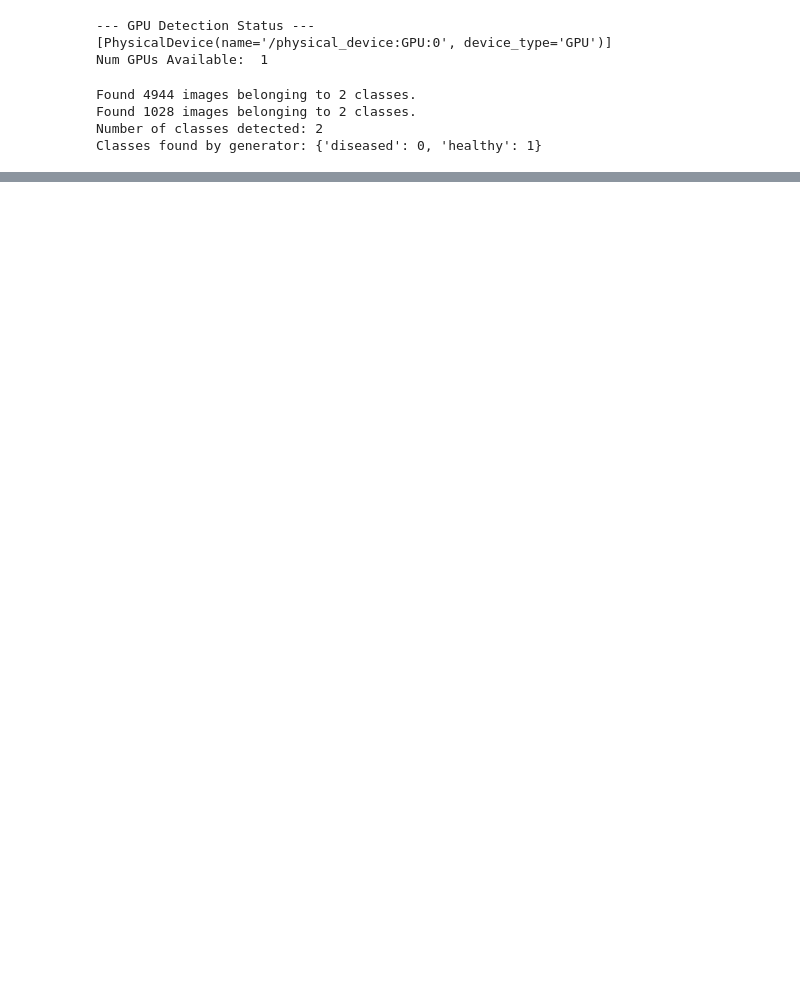
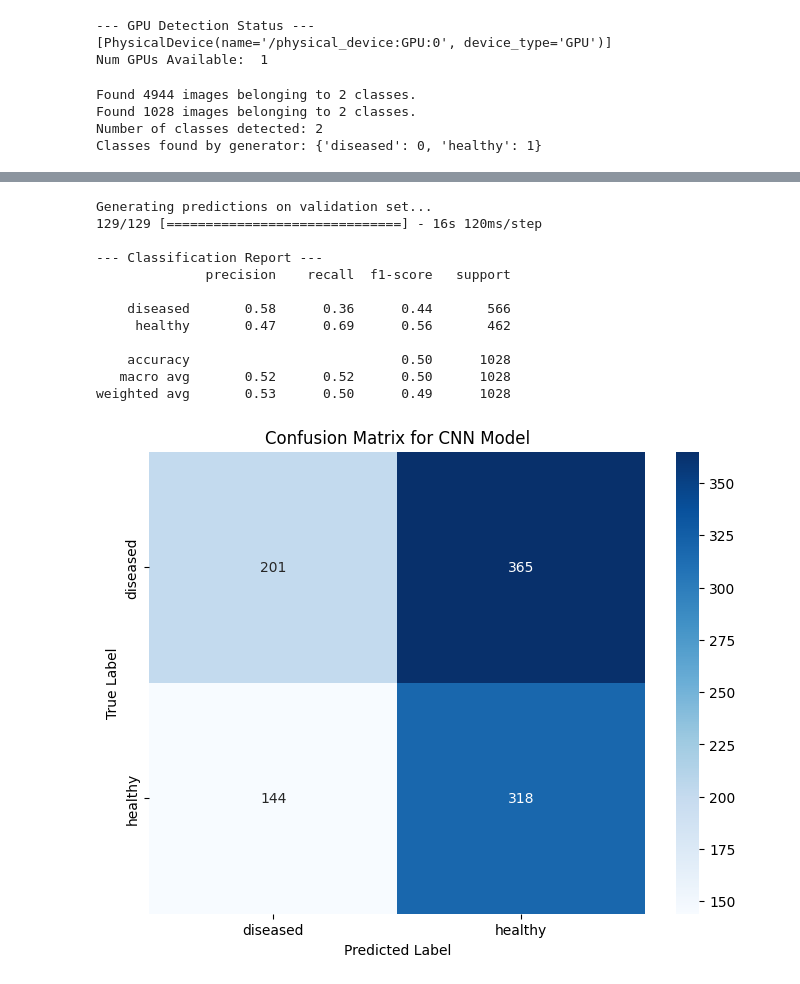
Before and after one commit to TitashMajumder/FYP, a Jupyter notebook: plantDiseaseDetection.ipynb, the cells around one changed output, grey strips where cells are left out. Saved outputs shown, nothing was run; the diff lists cells and outputs as text; code cells hidden in the pictures; blank space fills up the shorter version.

```diff
--- a/plantDiseaseDetection.ipynb
+++ b/plantDiseaseDetection.ipynb
@@ -243 +239,61 @@ Epoch 3:
+# %%
+from sklearn.metrics import confusion_matrix, classification_report # type: ignore
+import seaborn as sns # type: ignore
+
+# 1. Get True Labels and Predictions from the Validation Set
+print("Generating predictions on validation set...")
+
+# Reset generator to ensure it starts from the beginning
+val_gen.reset()
+
+# Predict the categories for all validation images
+# steps = total number of validation samples / batch size
+val_steps = val_gen.samples // val_gen.batch_size
+if val_gen.samples % val_gen.batch_size != 0:
+    val_steps += 1
+
+Y_pred = model.predict(val_gen, steps=val_steps)
+y_pred_classes = np.argmax(Y_pred, axis=1) # Predicted classes (e.g., 0, 1)
+
+# Get true classes (ensure generator is not shuffled)
+y_true = val_gen.classes # True classes (e.g., 0, 1)
+
+# Get class labels from the generator
+class_names = list(train_gen.class_indices.keys())
+
+# 2. Compute Confusion Matrix
+conf_matrix = confusion_matrix(y_true, y_pred_classes)
+
+# 3. Print Classification Report (Precision, Recall, F1-score)
+print("\n--- Classification Report ---")
+print(classification_report(y_true, y_pred_classes, target_names=class_names))
+
+# 4. Plot Confusion Matrix (for report visualization)
+plt.figure(figsize=(8, 6))
+sns.heatmap(
+    conf_matrix,
+    annot=True,
+    fmt='d',
+    cmap='Blues',
+    xticklabels=class_names,
+    yticklabels=class_names
+)
+plt.title('Confusion Matrix for CNN Model')
+plt.ylabel('True Label')
+plt.xlabel('Predicted Label')
+plt.show()
+# %% [output]
+Generating predictions on validation set...
+129/129 [==============================] - 16s 120ms/step
+
+--- Classification Report ---
+              precision    recall  f1-score   support
+
+    diseased       0.58      0.36      0.44       566
+     healthy       0.47      0.69      0.56       462
+
+    accuracy                           0.50      1028
+   macro avg       0.52      0.52      0.50      1028
+weighted avg       0.53      0.50      0.49      1028
+[figure, added]
 # %%
```
Also changed, not shown: parts of 7 cells of this notebook.
